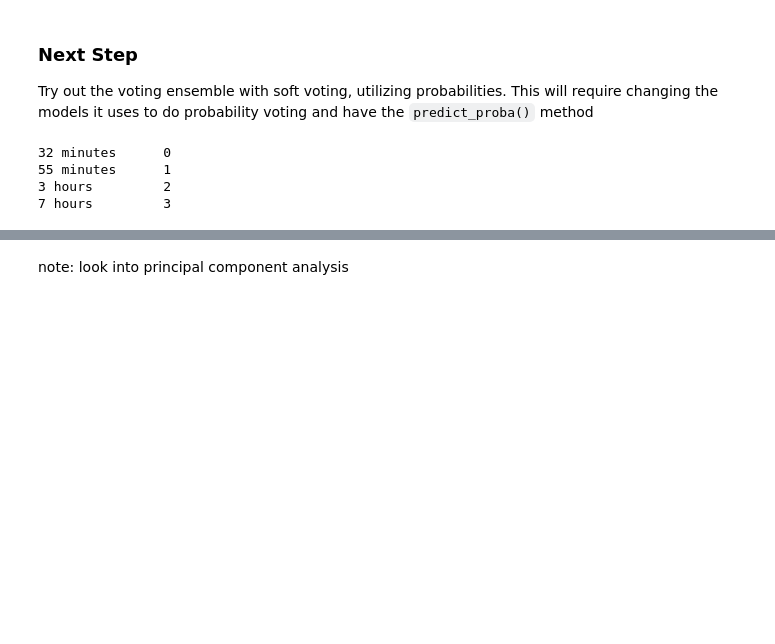
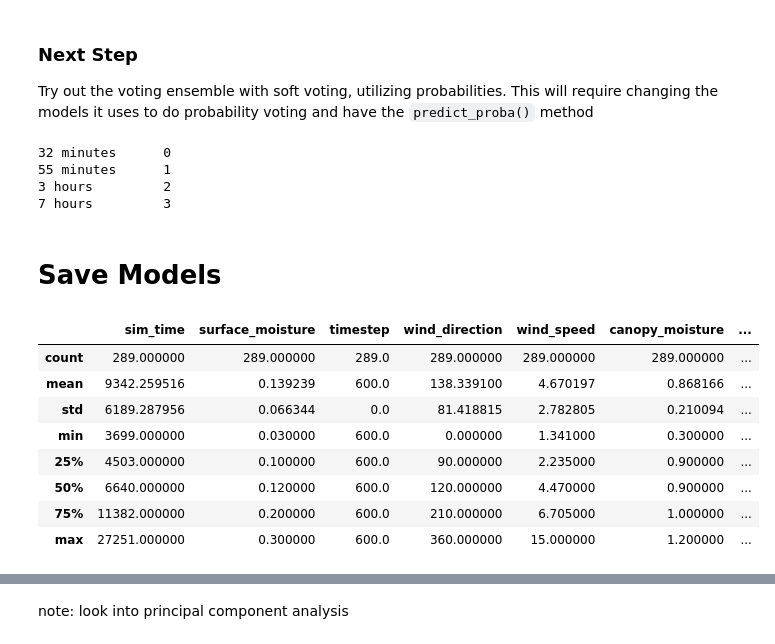
Before and after one commit to devinshende/learning-ml, a Jupyter notebook: classification.ipynb, the cells around one changed output, grey strips where cells are left out. Drawn from its saved outputs; the diff is of its cells as text; code cells hidden in the pictures; blank space fills up the shorter version.

```diff
--- a/classification.ipynb
+++ b/classification.ipynb
@@ -178,11 +179,11 @@ X.tail()
 TEST_RATIO = 0.2
 
 X_train, X_test, y_train, y_test = train_test_split(X, y, test_size=TEST_RATIO,random_state=42)
+X_train.head()
+# X_train = np.array(X_train)
+# X_test = np.array(X_test)
+# y_train = np.array(y_train)
+# y_test = np.array(y_test)
 
-X_train = np.array(X_train)
-X_test = np.array(X_test)
-y_train = np.array(y_train)
-y_test = np.array(y_test)
-
-print(len(X_train), len(X_test), len(y_train), len(y_test))
+# print(len(X_train), len(X_test), len(y_train), len(y_test))
 # %% [output]
@@ -668,3 +675,5 @@ print_categories()
 55 minutes      1
 3 hours         2
 7 hours         3
+# %% [markdown]
+# Save Models
@@ -670,0 +691,12 @@ print_categories()
+# %%
+X_test.describe()
+# %% [output]
+|  | sim_time | surface_moisture | timestep | wind_direction | wind_speed | canopy_moisture | ... |
+| count | 289.000000 | 289.000000 | 289.0 | 289.000000 | 289.000000 | 289.000000 | ... |
+| mean | 9342.259516 | 0.139239 | 600.0 | 138.339100 | 4.670197 | 0.868166 | ... |
+| std | 6189.287956 | 0.066344 | 0.0 | 81.418815 | 2.782805 | 0.210094 | ... |
+| min | 3699.000000 | 0.030000 | 600.0 | 0.000000 | 1.341000 | 0.300000 | ... |
+| 25% | 4503.000000 | 0.100000 | 600.0 | 90.000000 | 2.235000 | 0.900000 | ... |
+| 50% | 6640.000000 | 0.120000 | 600.0 | 120.000000 | 4.470000 | 0.900000 | ... |
+| 75% | 11382.000000 | 0.200000 | 600.0 | 210.000000 | 6.705000 | 1.000000 | ... |
+| max | 27251.000000 | 0.300000 | 600.0 | 360.000000 | 15.000000 | 1.200000 | ... |
```
Also changed, not shown: parts of 33 cells of this notebook, 1 other file.
